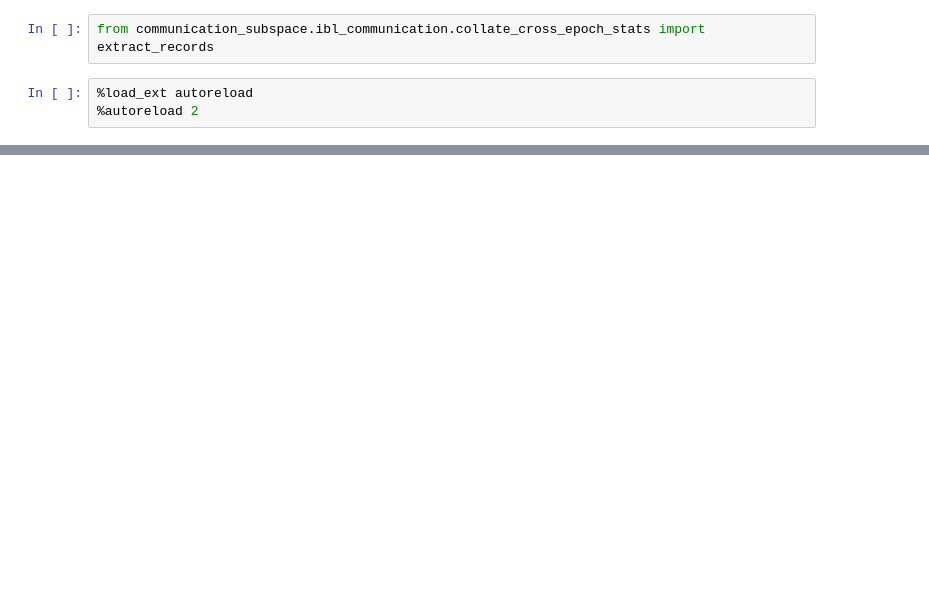
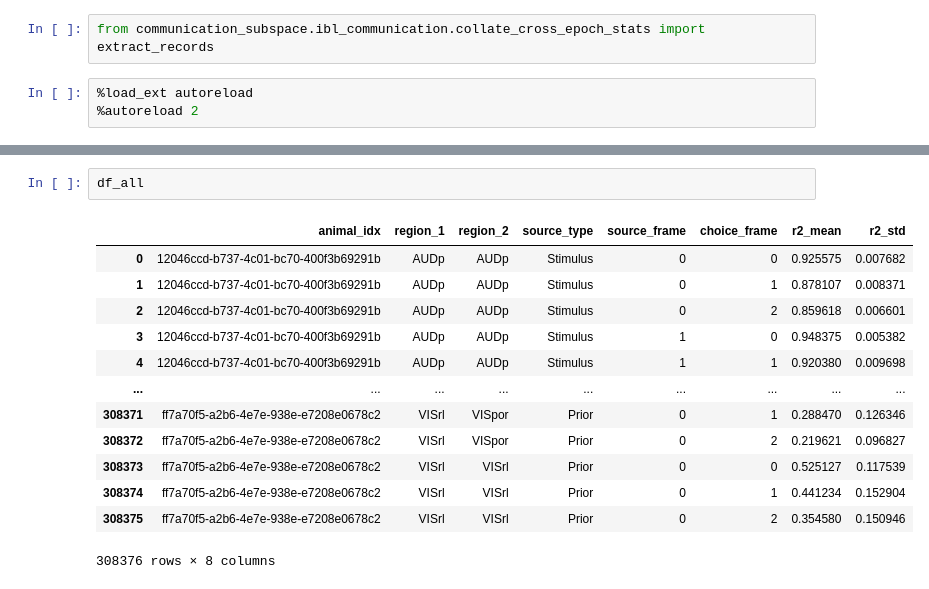
Before and after one commit to debottamKundu/communication_python, a Jupyter notebook: notebooks/cross_decoder.ipynb, the cells around one changed output, grey strips where cells are left out. Drawn from its saved outputs; the diff is of its cells as text; blank space fills up the shorter version.

```diff
--- a/notebooks/cross_decoder.ipynb
+++ b/notebooks/cross_decoder.ipynb
@@ -24,0 +350,16 @@ records_prior = extract_records(data_prior, "Prior", "uno")
+# %%
+df_all
+# %% [output]
+|  | animal_idx | region_1 | region_2 | source_type | source_frame | choice_frame | r2_mean | r2_std |
+| 0 | 12046ccd-b737-4c01-bc70-400f3b69291b | AUDp | AUDp | Stimulus | 0 | 0 | 0.925575 | 0.007682 |
+| 1 | 12046ccd-b737-4c01-bc70-400f3b69291b | AUDp | AUDp | Stimulus | 0 | 1 | 0.878107 | 0.008371 |
+| 2 | 12046ccd-b737-4c01-bc70-400f3b69291b | AUDp | AUDp | Stimulus | 0 | 2 | 0.859618 | 0.006601 |
+| 3 | 12046ccd-b737-4c01-bc70-400f3b69291b | AUDp | AUDp | Stimulus | 1 | 0 | 0.948375 | 0.005382 |
+| 4 | 12046ccd-b737-4c01-bc70-400f3b69291b | AUDp | AUDp | Stimulus | 1 | 1 | 0.920380 | 0.009698 |
+| ... | ... | ... | ... | ... | ... | ... | ... | ... |
+| 308371 | ff7a70f5-a2b6-4e7e-938e-e7208e0678c2 | VISrl | VISpor | Prior | 0 | 1 | 0.288470 | 0.126346 |
+| 308372 | ff7a70f5-a2b6-4e7e-938e-e7208e0678c2 | VISrl | VISpor | Prior | 0 | 2 | 0.219621 | 0.096827 |
+| 308373 | ff7a70f5-a2b6-4e7e-938e-e7208e0678c2 | VISrl | VISrl | Prior | 0 | 0 | 0.525127 | 0.117539 |
+| 308374 | ff7a70f5-a2b6-4e7e-938e-e7208e0678c2 | VISrl | VISrl | Prior | 0 | 1 | 0.441234 | 0.152904 |
+| 308375 | ff7a70f5-a2b6-4e7e-938e-e7208e0678c2 | VISrl | VISrl | Prior | 0 | 2 | 0.354580 | 0.150946 |
+308376 rows × 8 columns
```
Also changed, not shown: parts of 17 cells of this notebook, 3 other files.
